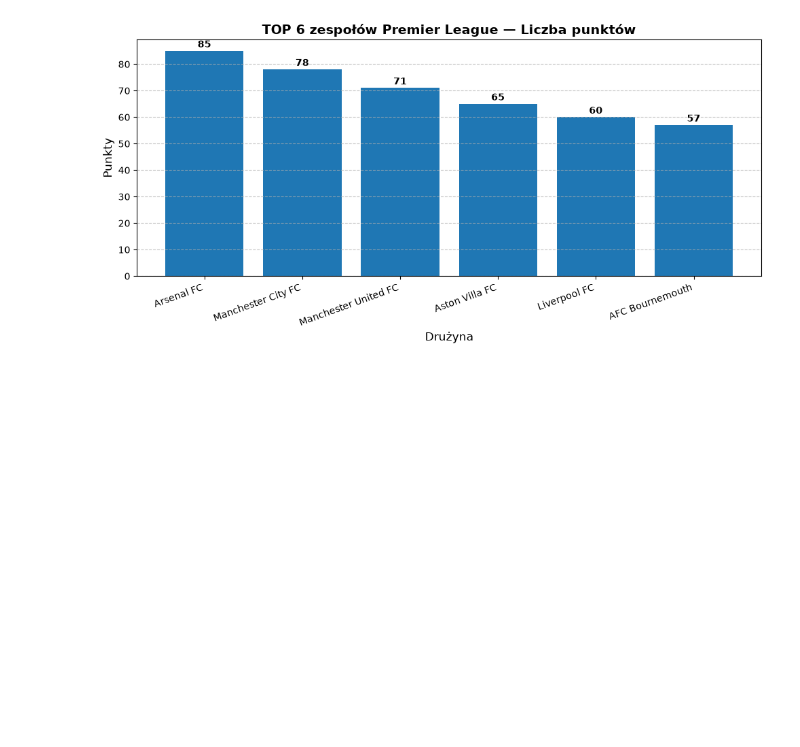
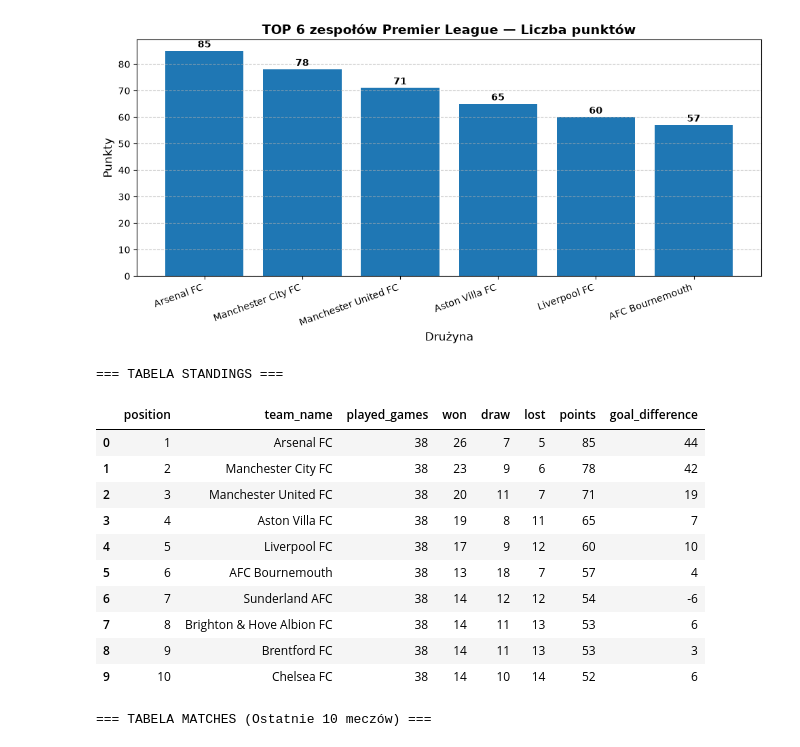
Before and after one commit to alekbzowski/api-to-mysql-pipeline, a Jupyter notebook: data_exploration.ipynb, the cells around one changed output. Drawn from its saved outputs; the diff is of its cells as text; code cells hidden in the pictures; blank space fills up the shorter version.

Commit message:
docs: dodano podgląd bazy danych w jupyter

```diff
--- a/data_exploration.ipynb
+++ b/data_exploration.ipynb
@@ -106,3 +106,35 @@ plt.tight_layout()
 plt.show()
 # %% [output]
 [figure]
+# %%
+import os
+import pandas as pd
+from dotenv import load_dotenv
+from sqlalchemy import create_engine
+
+load_dotenv()
+engine = create_engine(f"mysql+pymysql://{os.getenv('DB_USER')}:{os.getenv('DB_PASSWORD')}@{os.getenv('DB_HOST')}/{os.getenv('DB_NAME')}")
+
+# 1. Podgląd tabeli ligowej (standings)
+print("=== TABELA STANDINGS ===")
+df_standings = pd.read_sql("SELECT * FROM standings ORDER BY position ASC LIMIT 10;", engine)
+display(df_standings)
+
+# 2. Podgląd tabeli z meczami (matches)
+print("\n=== TABELA MATCHES (Ostatnie 10 meczów) ===")
+df_matches = pd.read_sql("SELECT * FROM matches ORDER BY match_date DESC LIMIT 10;", engine)
+display(df_matches)
+# %% [output]
+=== TABELA STANDINGS ===
+|  | position | team_name | played_games | won | draw | lost | points | goal_difference |
+| 0 | 1 | Arsenal FC | 38 | 26 | 7 | 5 | 85 | 44 |
+| 1 | 2 | Manchester City FC | 38 | 23 | 9 | 6 | 78 | 42 |
+| 2 | 3 | Manchester United FC | 38 | 20 | 11 | 7 | 71 | 19 |
+| 3 | 4 | Aston Villa FC | 38 | 19 | 8 | 11 | 65 | 7 |
+| 4 | 5 | Liverpool FC | 38 | 17 | 9 | 12 | 60 | 10 |
+| 5 | 6 | AFC Bournemouth | 38 | 13 | 18 | 7 | 57 | 4 |
+| 6 | 7 | Sunderland AFC | 38 | 14 | 12 | 12 | 54 | -6 |
+| 7 | 8 | Brighton & Hove Albion FC | 38 | 14 | 11 | 13 | 53 | 6 |
+| 8 | 9 | Brentford FC | 38 | 14 | 11 | 13 | 53 | 3 |
+| 9 | 10 | Chelsea FC | 38 | 14 | 10 | 14 | 52 | 6 |
+=== TABELA MATCHES (Ostatnie 10 meczów) ===
```
Also changed, not shown: parts of 1 cell of this notebook.
